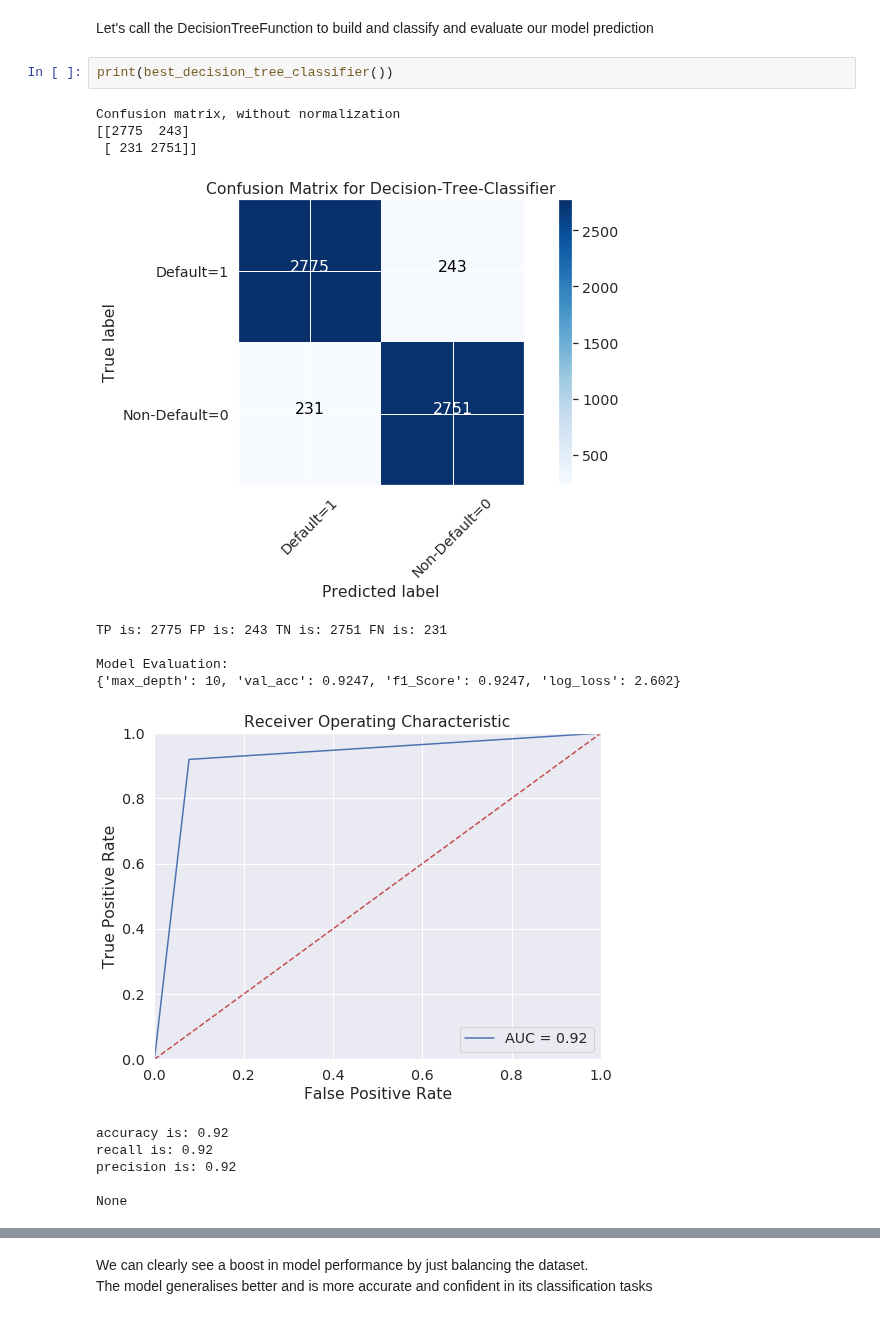
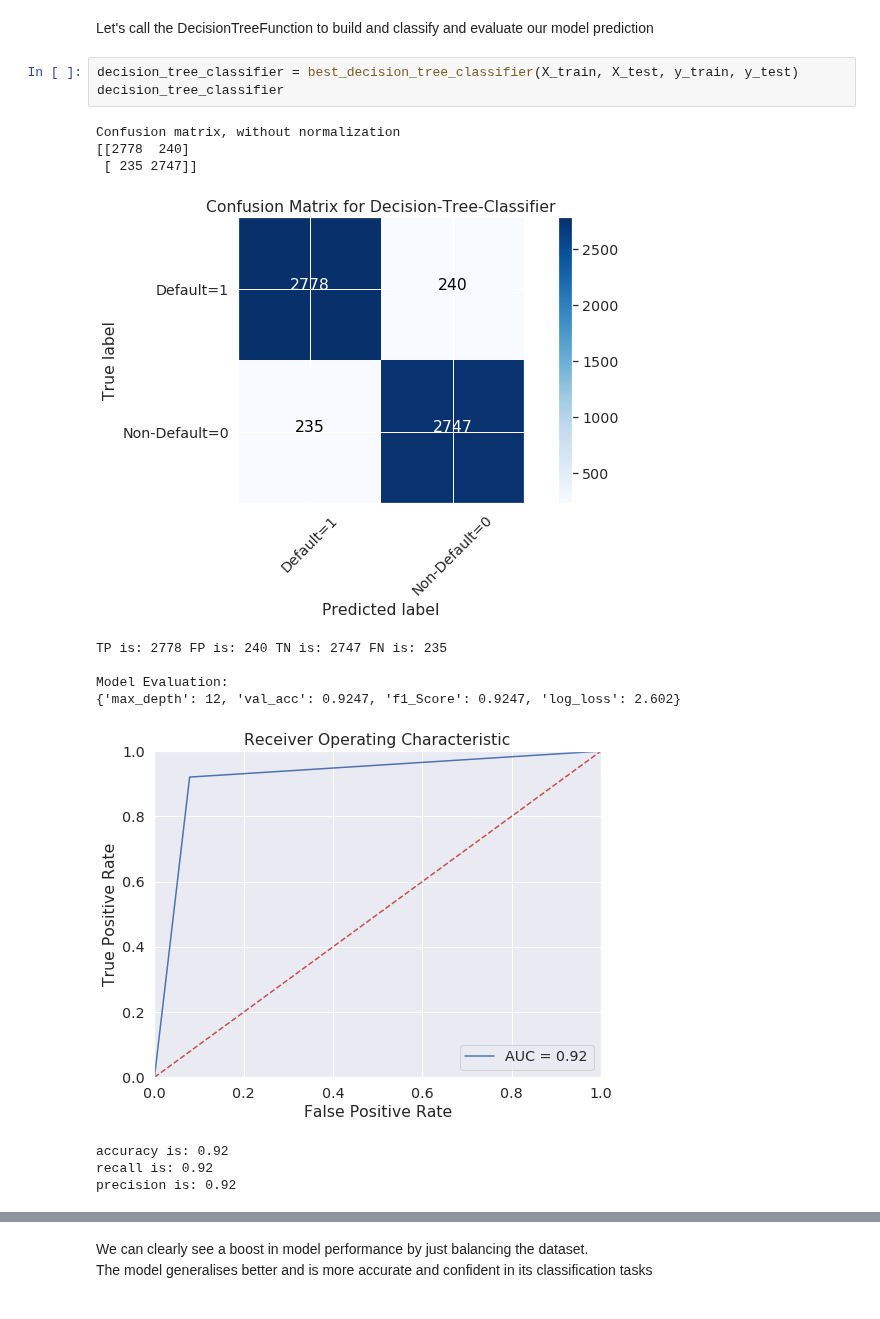
Before and after one commit to Lawrence-Krukrubo/Machine_Learning, a Jupyter notebook: Understanding_Confusion_Matrix1.ipynb, the cells around one changed output, grey strips where cells are left out. Cells and saved outputs as stored; diff of their text form.

```diff
--- a/Understanding_Confusion_Matrix1.ipynb
+++ b/Understanding_Confusion_Matrix1.ipynb
@@ -553,20 +554,19 @@ y_train shape is (14000,)
 y_test shape is (6000,)
 # %% [markdown]
 Let's call the DecisionTreeFunction to build and classify and evaluate our model prediction
-# %%
-print(best_decision_tree_classifier())
-# %% [output]
-Confusion matrix, without normalization
-[[2775  243]
- [ 231 2751]]
-[figure, removed]
-TP is: 2775 FP is: 243 TN is: 2751 FN is: 231
-
-Model Evaluation:
-{'max_depth': 10, 'val_acc': 0.9247, 'f1_Score': 0.9247, 'log_loss': 2.602}
-[figure, removed]
-accuracy is: 0.92
-recall is: 0.92
-precision is: 0.92
-
-None
+# %%
+decision_tree_classifier = best_decision_tree_classifier(X_train, X_test, y_train, y_test)
+decision_tree_classifier
+# %% [output]
+Confusion matrix, without normalization
+[[2778  240]
+ [ 235 2747]]
+[figure, added]
+TP is: 2778 FP is: 240 TN is: 2747 FN is: 235
+
+Model Evaluation:
+{'max_depth': 12, 'val_acc': 0.9247, 'f1_Score': 0.9247, 'log_loss': 2.602}
+[figure, added]
+accuracy is: 0.92
+recall is: 0.92
+precision is: 0.92
```
Also changed, not shown: parts of 5 cells of this notebook.
